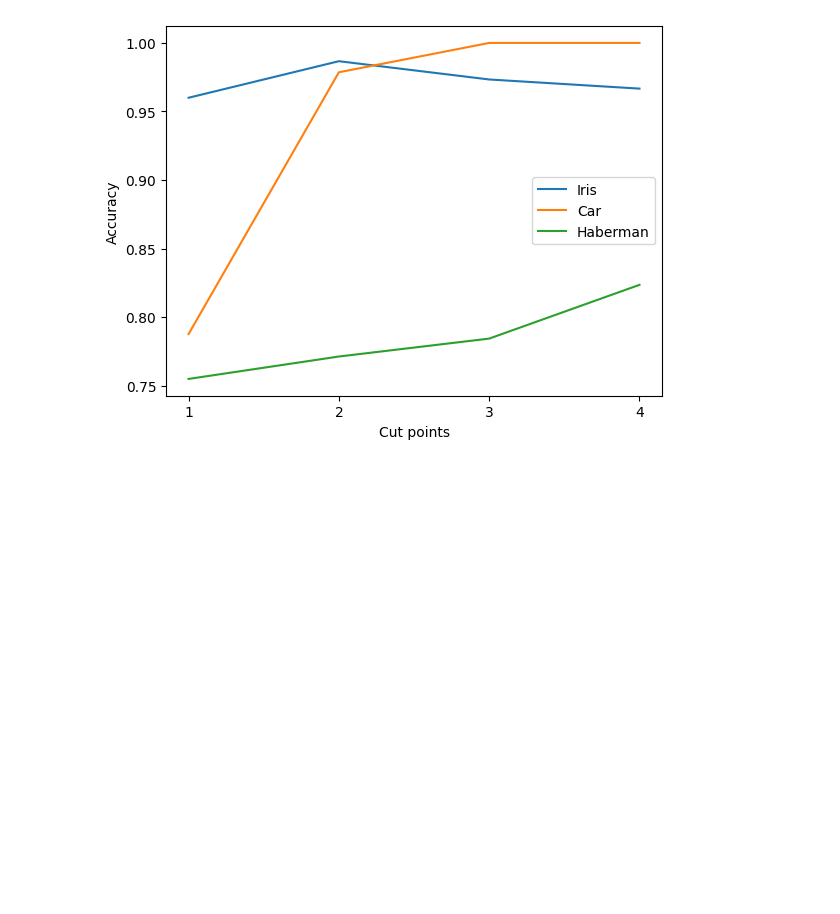
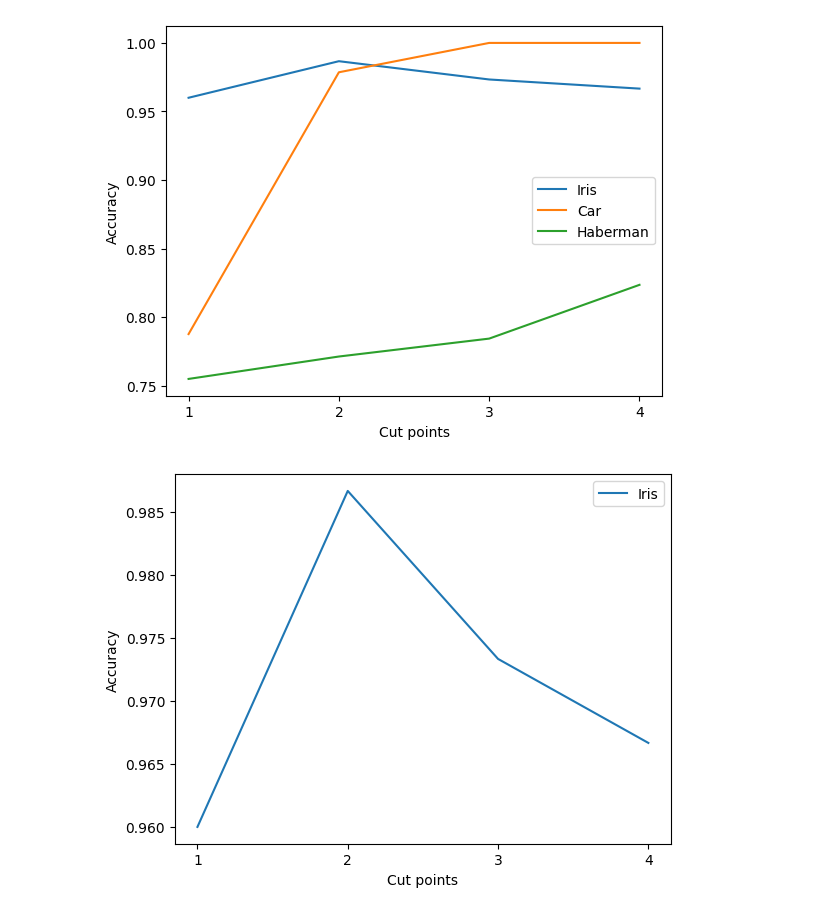
Before and after one commit to rsaif22/COMP-551, a Jupyter notebook: DATASETS/Accuracies.ipynb, the cells around one changed output. Cells and saved outputs as stored; diff of their text form; code cells hidden in the pictures; blank space fills up the shorter version.

```diff
--- a/DATASETS/Accuracies.ipynb
+++ b/DATASETS/Accuracies.ipynb
@@ -82,3 +82,13 @@ plt.legend()
 plt.show()
 # %% [output]
 [figure]
+# %%
+# plot iris
+plt.plot(cut_points, iris_res, label="Iris")
+plt.xticks(cut_points)
+plt.xlabel("Cut points")
+plt.ylabel("Accuracy")
+plt.legend()
+plt.show()
+# %% [output]
+[figure, added]
```
Also changed, not shown: parts of 4 cells of this notebook.
